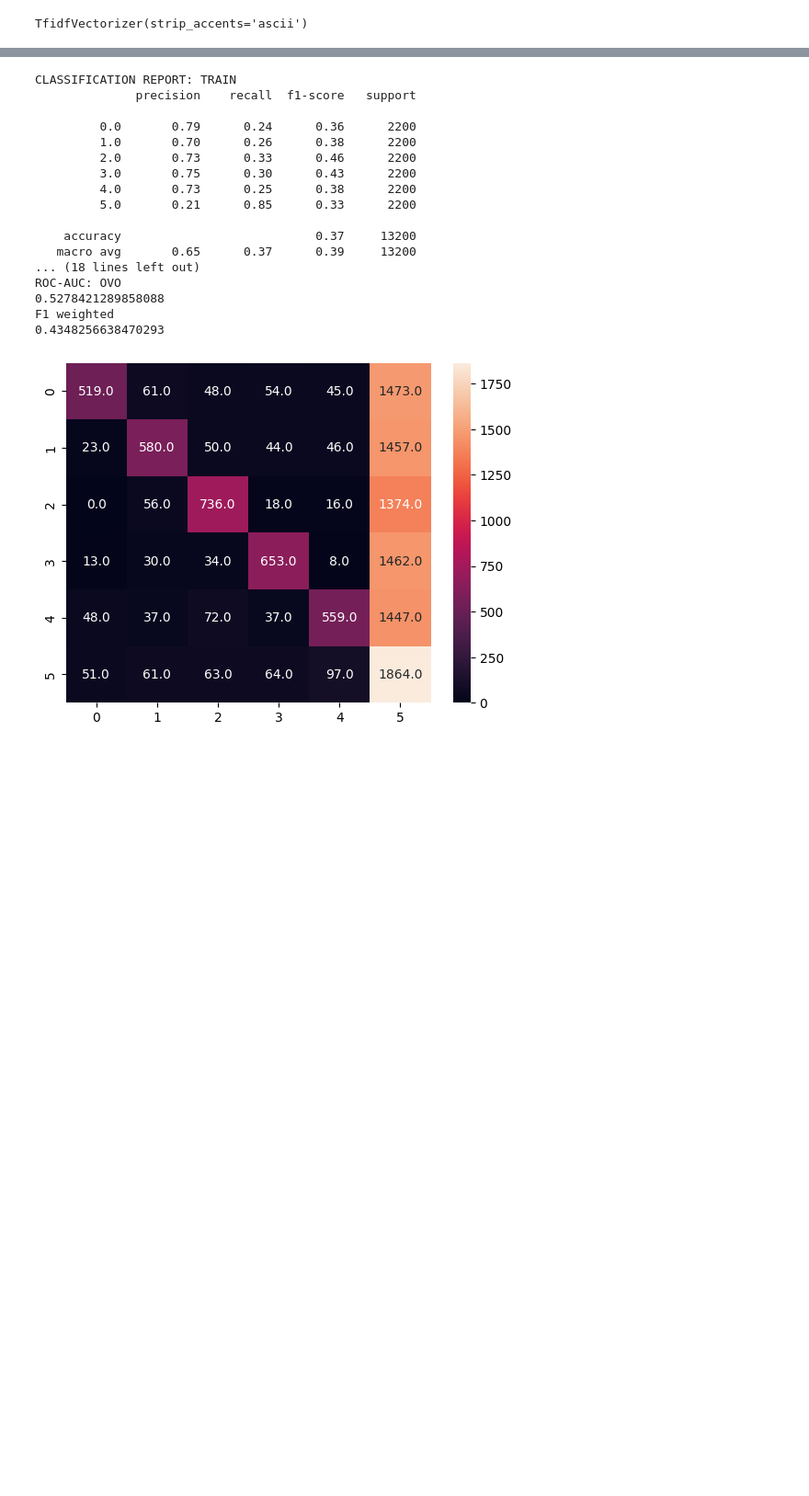
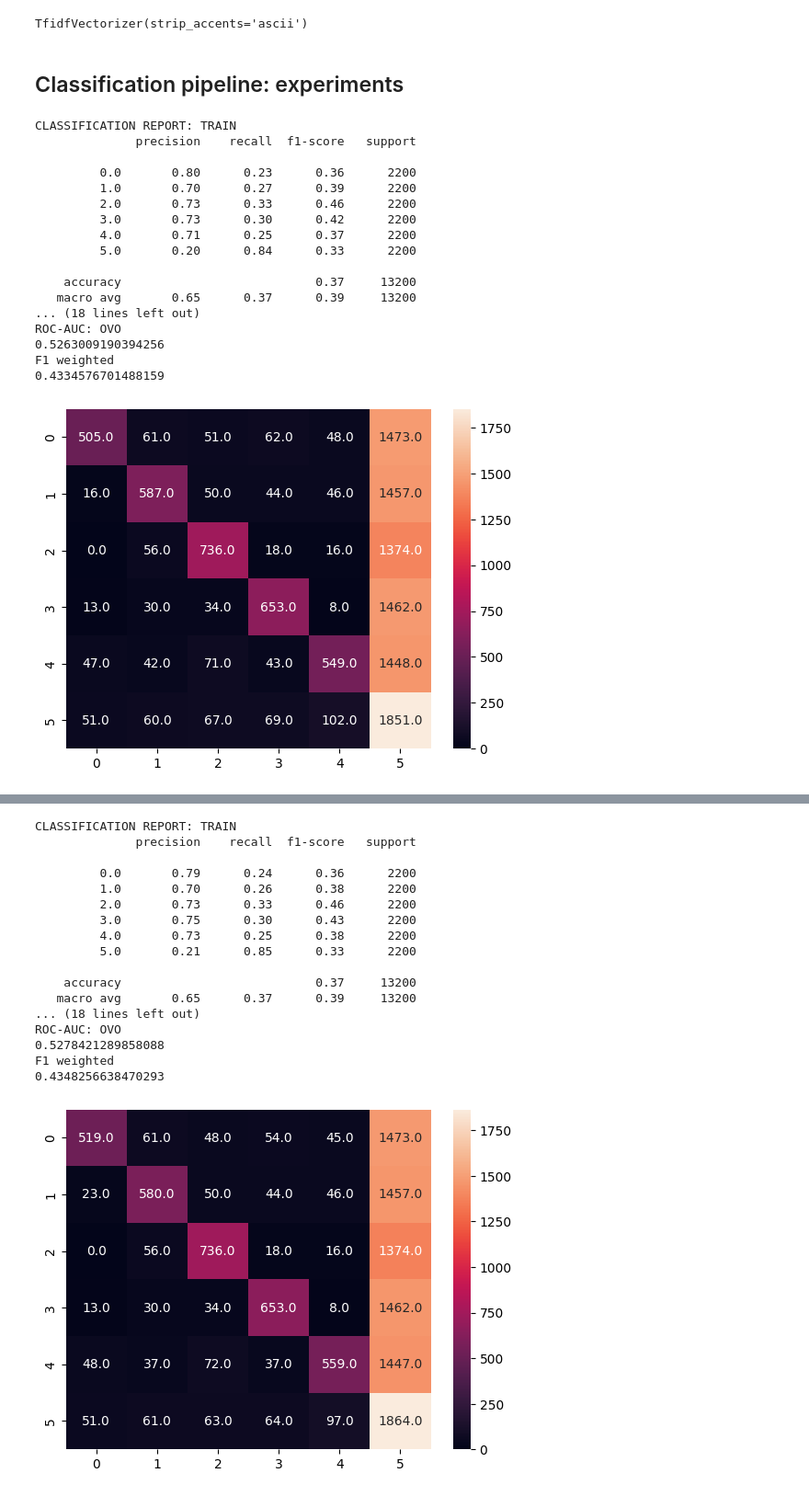
Before and after one commit to orlovskiy-artem/comment-rating-prediction, a Jupyter notebook: Rating_prediction.ipynb, the cells around one changed output, grey strips where cells are left out. Shown at 92% size. Saved outputs shown, nothing was run; the diff lists cells and outputs as text; code cells hidden in the pictures; blank space fills up the shorter version.

```diff
--- a/Rating_prediction.ipynb
+++ b/Rating_prediction.ipynb
@@ -59,3 +126,7 @@ INFO: Pandarallel will use Memory file system to transfer data between the main
+# %%
+plt.rcParams['figure.figsize']=(16,10)
+# %%
+sns.set_style()
 # %% [markdown]
 # EDA+processing
 # %%
@@ -128,6 +201,8 @@ X_test = tf_idf_vectorizer.transform(X_test)
 # %%
 random_over_sampler = RandomOverSampler(random_state=42)
 X_train, y_train = random_over_sampler.fit_resample(X_train,y_train)
+# %% [markdown]
+## Classification pipeline: experiments
 # %%
 def pipeline_for_classification_model(model, X_train, X_test, y_train, y_test):
     model.fit(X_train,y_train)
@@ -145,3 +220,26 @@ def pipeline_for_classification_model(model, X_train, X_test, y_train, y_test):
     print('F1 weighted')
     print(f1_score(y_test,y_pred_test,average ='weighted'))
     sns.heatmap(confusion_matrix(y_train,np.round(y_pred_train)), annot=True, fmt = '.1f')
+    return model
+# %%
+log_reg= OneVsRestClassifier(LogisticRegression(solver='lbfgs',random_state=42))
+log_reg = pipeline_for_classification_model(log_reg,X_train,X_test,y_train,y_test)
+# %% [output]
+CLASSIFICATION REPORT: TRAIN
+              precision    recall  f1-score   support
+
+         0.0       0.80      0.23      0.36      2200
+         1.0       0.70      0.27      0.39      2200
+         2.0       0.73      0.33      0.46      2200
+         3.0       0.73      0.30      0.42      2200
+         4.0       0.71      0.25      0.37      2200
+         5.0       0.20      0.84      0.33      2200
+
+    accuracy                           0.37     13200
+   macro avg       0.65      0.37      0.39     13200
+... (18 lines left out)
+ROC-AUC: OVO
+0.5263009190394256
+F1 weighted
+0.4334576701488159
+[figure, added]
```
Also changed, not shown: parts of 49 cells of this notebook, 4 other files.
